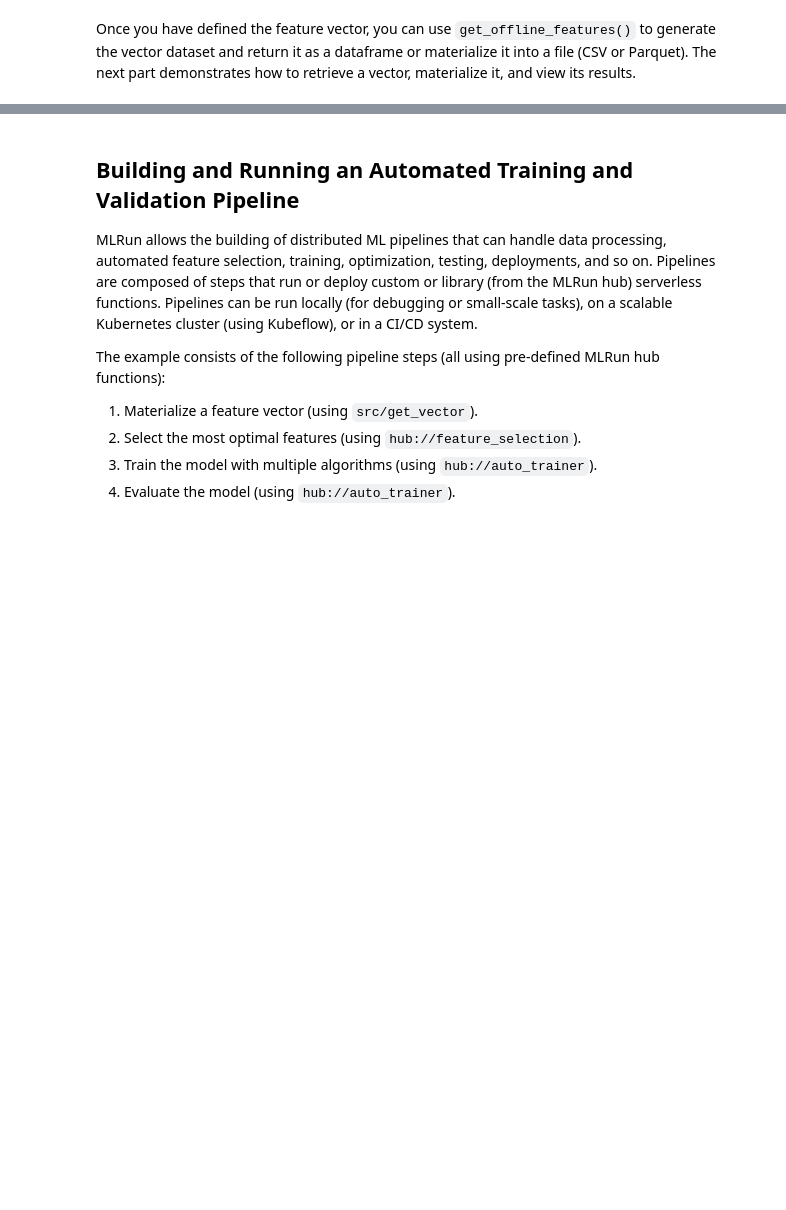
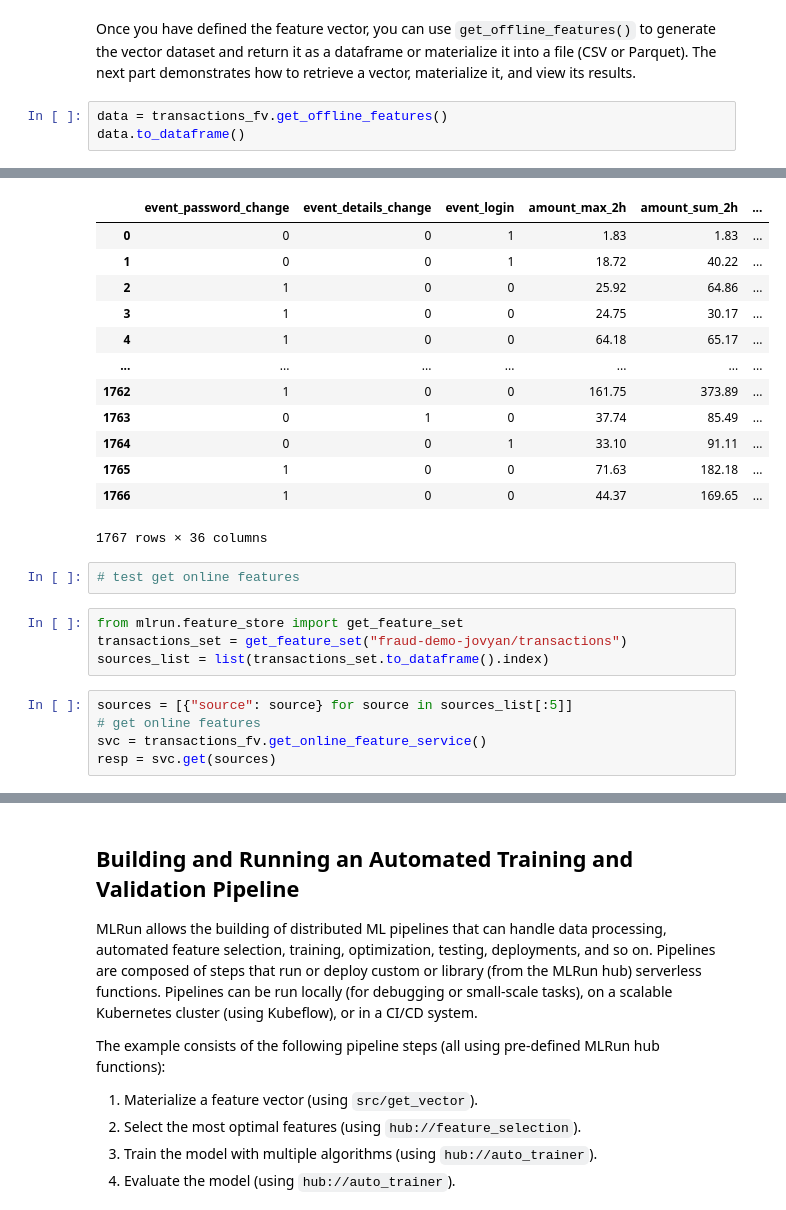
Before and after one commit to mlrun/demo-fraud, a Jupyter notebook: 04-train-test-pipeline.ipynb, the cells around one changed output, grey strips where cells are left out. Cells and saved outputs as stored; diff of their text form; blank space fills up the shorter version.

Commit message:
fraud demo: tested on mlrun rc28 and CE rc10

```diff
--- a/04-train-test-pipeline.ipynb
+++ b/04-train-test-pipeline.ipynb
@@ -89,3 +89,7 @@ transactions_fv = fstore.FeatureVector(fv_name,
 transactions_fv.save()
 # %% [markdown]
 Once you have defined the feature vector, you can use `get_offline_features()` to generate the vector dataset and return it as a dataframe or materialize it into a file (CSV or Parquet). The next part demonstrates how to retrieve a vector, materialize it, and view its results.
+# %%
+data = transactions_fv.get_offline_features()
+data.to_dataframe()
+# %% [output]
@@ -91,0 +97,24 @@ Once you have defined the feature vector, you can use `get_offline_features()` t
+|  | event_password_change | event_details_change | event_login | amount_max_2h | amount_sum_2h | ... |
+| 0 | 0 | 0 | 1 | 1.83 | 1.83 | ... |
+| 1 | 0 | 0 | 1 | 18.72 | 40.22 | ... |
+| 2 | 1 | 0 | 0 | 25.92 | 64.86 | ... |
+| 3 | 1 | 0 | 0 | 24.75 | 30.17 | ... |
+| 4 | 1 | 0 | 0 | 64.18 | 65.17 | ... |
+| ... | ... | ... | ... | ... | ... | ... |
+| 1762 | 1 | 0 | 0 | 161.75 | 373.89 | ... |
+| 1763 | 0 | 1 | 0 | 37.74 | 85.49 | ... |
+| 1764 | 0 | 0 | 1 | 33.10 | 91.11 | ... |
+| 1765 | 1 | 0 | 0 | 71.63 | 182.18 | ... |
+| 1766 | 1 | 0 | 0 | 44.37 | 169.65 | ... |
+1767 rows × 36 columns
+# %%
+# test get online features
+# %%
+from mlrun.feature_store import get_feature_set
+transactions_set = get_feature_set("fraud-demo-jovyan/transactions")
+sources_list = list(transactions_set.to_dataframe().index)
+# %%
+sources = [{"source": source} for source in sources_list[:5]]
+# get online features
+svc = transactions_fv.get_online_feature_service()
+resp = svc.get(sources)
```
Also changed, not shown: parts of 5 cells of this notebook, 5 other files.
